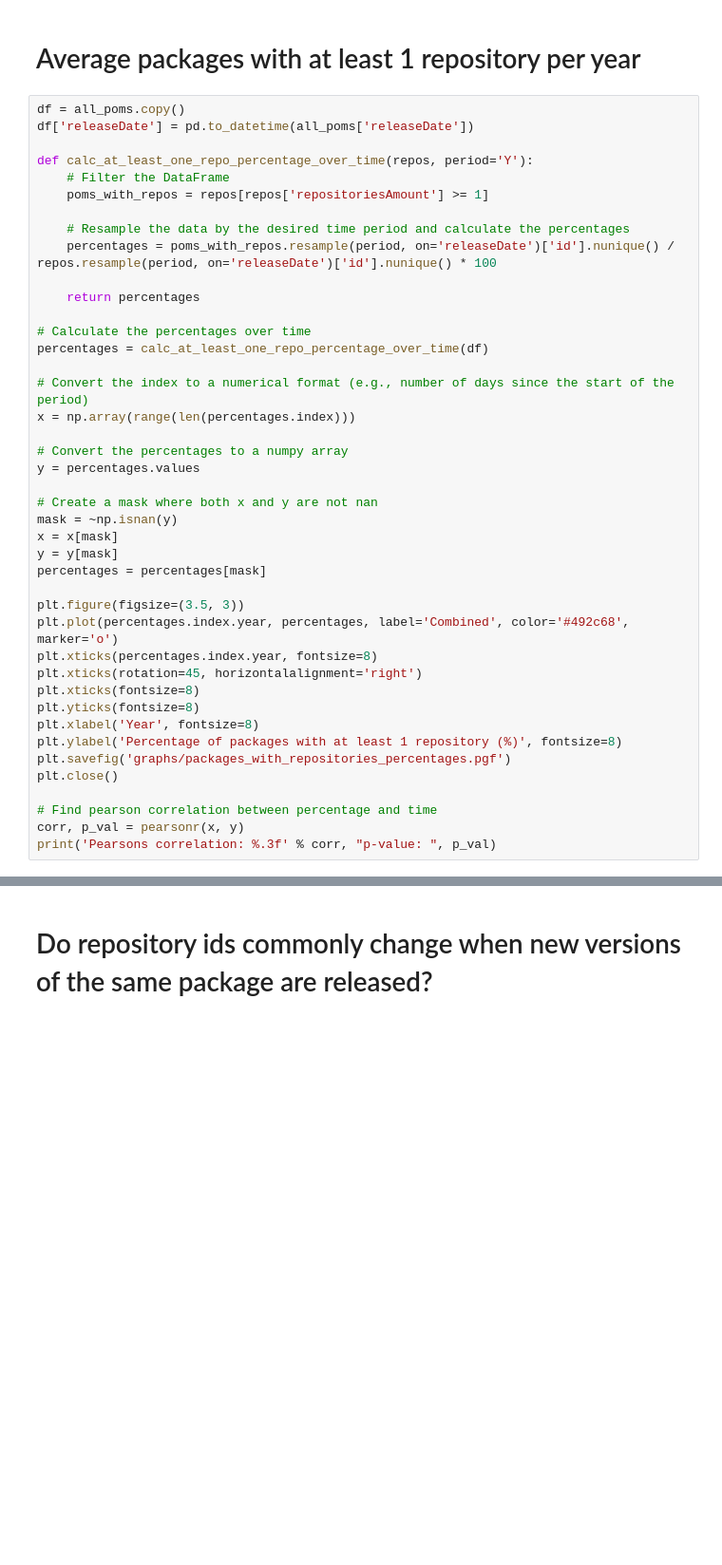
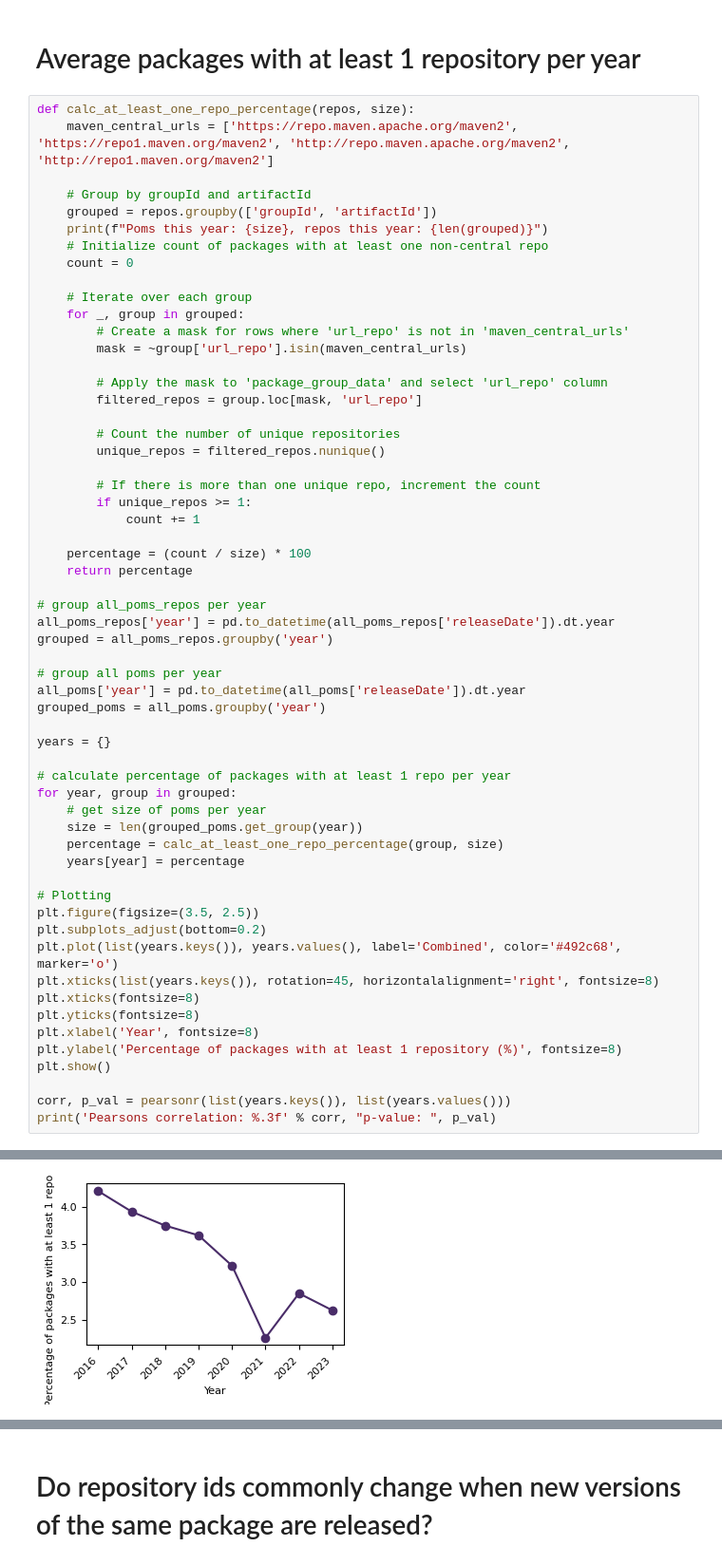
Before and after one commit to JSandifort/MavenReposAnalysis, a Jupyter notebook: maven_repo_analysis.ipynb, the cells around one changed output, grey strips where cells are left out. Shown: that part at 95% size. Cells and saved outputs as stored; diff of their text form; blank space fills up the shorter version.

Commit message:
Excluded Maven Central urls from external repositories statistics

```diff
--- a/maven_repo_analysis.ipynb
+++ b/maven_repo_analysis.ipynb
@@ -106,45 +102,61 @@ plt.close()
 # %% [markdown]
 # Average packages with at least 1 repository per year
 # %%
-df = all_poms.copy()
-df['releaseDate'] = pd.to_datetime(all_poms['releaseDate'])
+def calc_at_least_one_repo_percentage(repos, size):
+    maven_central_urls = ['https://repo.maven.apache.org/maven2', 'https://repo1.maven.org/maven2', 'http://repo.maven.apache.org/maven2', 'http://repo1.maven.org/maven2']
 
-def calc_at_least_one_repo_percentage_over_time(repos, period='Y'):
-    # Filter the DataFrame
-    poms_with_repos = repos[repos['repositoriesAmount'] >= 1]
+    # Group by groupId and artifactId
+    grouped = repos.groupby(['groupId', 'artifactId'])
+    print(f"Poms this year: {size}, repos this year: {len(grouped)}")
+    # Initialize count of packages with at least one non-central repo
+    count = 0
 
-    # Resample the data by the desired time period and calculate the percentages
-    percentages = poms_with_repos.resample(period, on='releaseDate')['id'].nunique() / repos.resample(period, on='releaseDate')['id'].nunique() * 100
+    # Iterate over each group
+    for _, group in grouped:
+        # Create a mask for rows where 'url_repo' is not in 'maven_central_urls'
+        mask = ~group['url_repo'].isin(maven_central_urls)
 
-    return percentages
+        # Apply the mask to 'package_group_data' and select 'url_repo' column
+        filtered_repos = group.loc[mask, 'url_repo']
 
-# Calculate the percentages over time
-percentages = calc_at_least_one_repo_percentage_over_time(df)
+        # Count the number of unique repositories
+        unique_repos = filtered_repos.nunique()
 
-# Convert the index to a numerical format (e.g., number of days since the start of the period)
-x = np.array(range(len(percentages.index)))
+        # If there is more than one unique repo, increment the count
+        if unique_repos >= 1:
+            count += 1
 
-# Convert the percentages to a numpy array
-y = percentages.values
+    percentage = (count / size) * 100
+    return percentage
 
-# Create a mask where both x and y are not nan
-mask = ~np.isnan(y)
-x = x[mask]
-y = y[mask]
-percentages = percentages[mask]
+# group all_poms_repos per year
+all_poms_repos['year'] = pd.to_datetime(all_poms_repos['releaseDate']).dt.year
+grouped = all_poms_repos.groupby('year')
 
-plt.figure(figsize=(3.5, 3))
-plt.plot(percentages.index.year, percentages, label='Combined', color='#492c68', marker='o')
-plt.xticks(percentages.index.year, fontsize=8)
-plt.xticks(rotation=45, horizontalalignment='right')
+# group all poms per year
+all_poms['year'] = pd.to_datetime(all_poms['releaseDate']).dt.year
+grouped_poms = all_poms.groupby('year')
+
+years = {}
+
+# calculate percentage of packages with at least 1 repo per year
+for year, group in grouped:
+    # get size of poms per year
+    size = len(grouped_poms.get_group(year))
+    percentage = calc_at_least_one_repo_percentage(group, size)
+    years[year] = percentage
+
+# Plotting
+plt.figure(figsize=(3.5, 2.5))
+plt.subplots_adjust(bottom=0.2)
+plt.plot(list(years.keys()), years.values(), label='Combined', color='#492c68', marker='o')
+plt.xticks(list(years.keys()), rotation=45, horizontalalignment='right', fontsize=8)
 plt.xticks(fontsize=8)
 plt.yticks(fontsize=8)
 plt.xlabel('Year', fontsize=8)
 plt.ylabel('Percentage of packages with at least 1 repository (%)', fontsize=8)
-plt.savefig('graphs/packages_with_repositories_percentages.pgf')
-plt.close()
+plt.show()
 
-# Find pearson correlation between percentage and time
-corr, p_val = pearsonr(x, y)
+corr, p_val = pearsonr(list(years.keys()), list(years.values()))
 print('Pearsons correlation: %.3f' % corr, "p-value: ", p_val)
 # %% [output]
@@ -151,0 +171 @@ Pearsons correlation: -0.791 p-value:  0.01948714873964627
+[figure, added]
```
Also changed, not shown: parts of 16 cells of this notebook.
